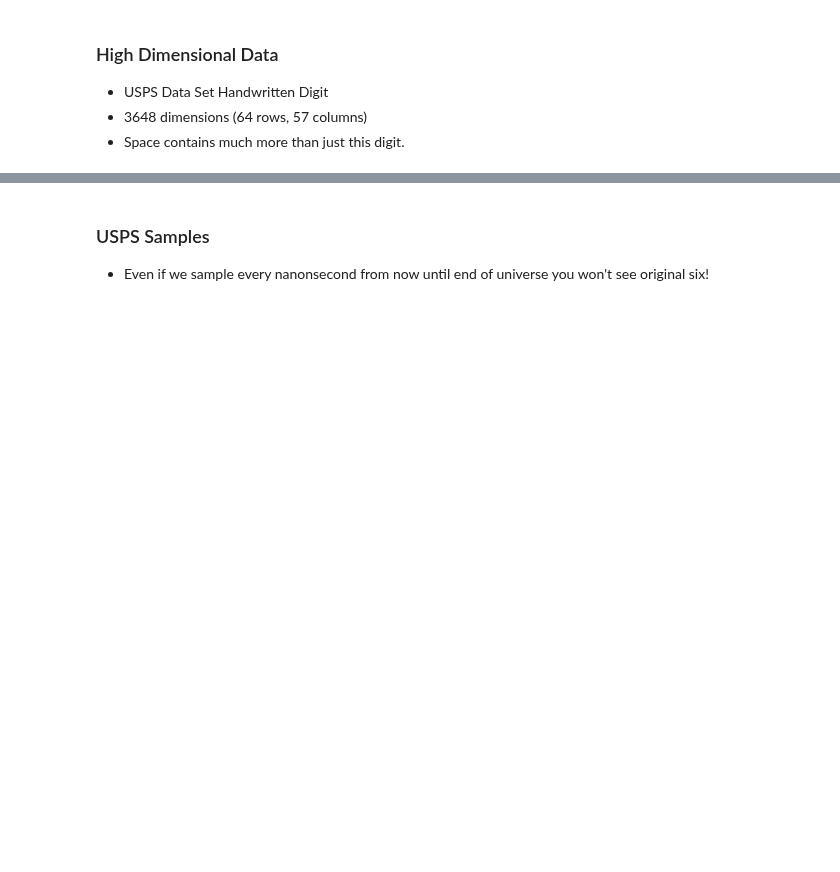
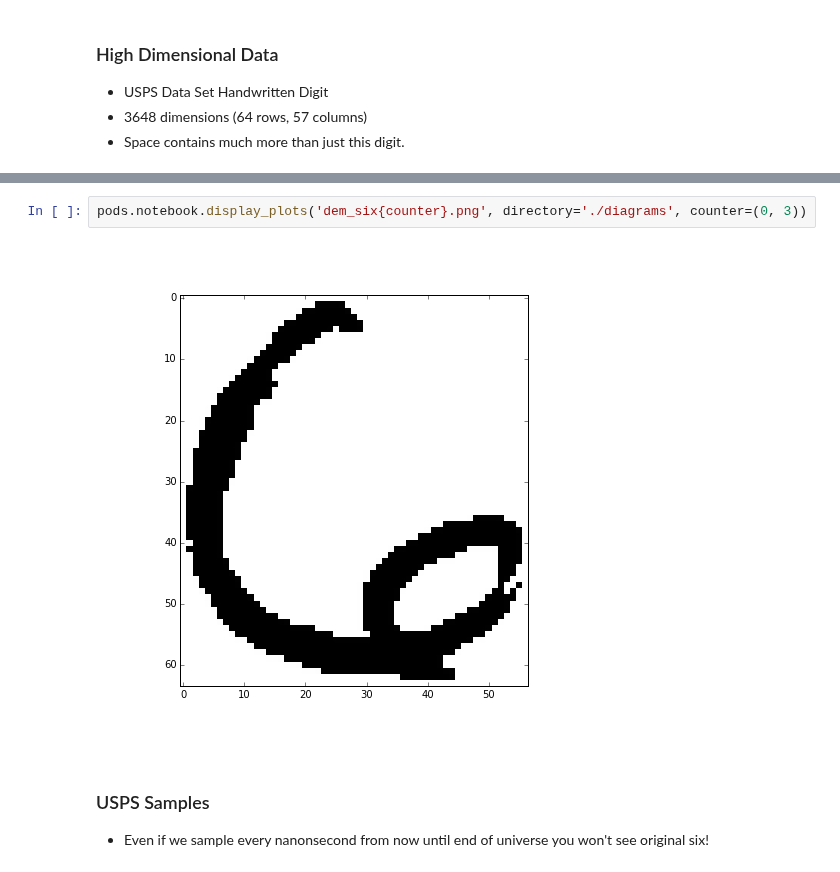
Before and after one commit to lawrennd/mlai2015, a Jupyter notebook: w8_unsupervisedLearning.ipynb, the cells around one changed output, grey strips where cells are left out. Drawn from its saved outputs; the diff is of its cells as text; blank space fills up the shorter version.

```diff
--- a/w8_unsupervisedLearning.ipynb
+++ b/w8_unsupervisedLearning.ipynb
@@ -142,3 +189,7 @@ Update each centre by setting to the mean of the allocated points.
+# %%
+pods.notebook.display_plots('dem_six{counter}.png', directory='./diagrams', counter=(0, 3))
+# %% [output]
+[figure, added]
 # %% [markdown]
 ### USPS Samples
 
```
Also changed, not shown: parts of 8 cells of this notebook, 2 other files.
